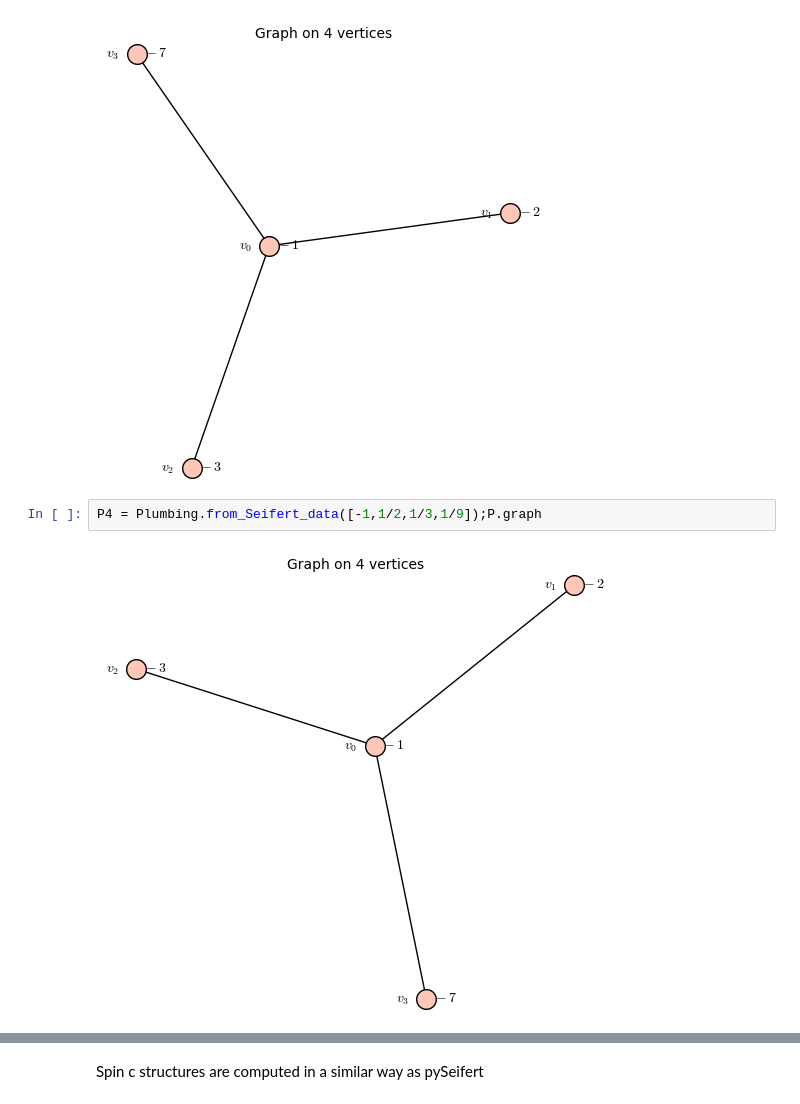
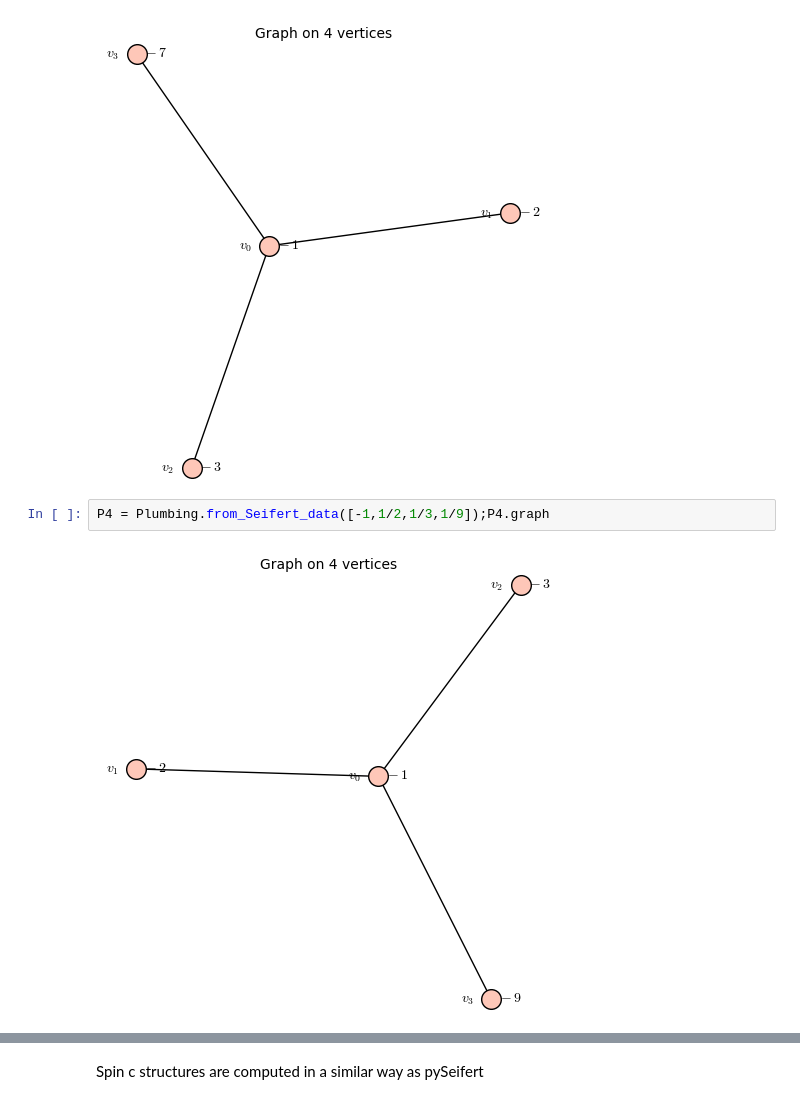
Before and after one commit to d-passaro/pyPlumbing, a Jupyter notebook: examples.ipynb, the cells around one changed output, grey strips where cells are left out. Drawn from its saved outputs; the diff is of its cells as text.

```diff
--- a/examples.ipynb
+++ b/examples.ipynb
@@ -31,6 +43,6 @@ P = Plumbing.from_Seifert_data([-1,1/2,1/3,1/7]);P.graph
 # %% [output]
 [figure]
 # %%
-P4 = Plumbing.from_Seifert_data([-1,1/2,1/3,1/9]);P.graph
+P4 = Plumbing.from_Seifert_data([-1,1/2,1/3,1/9]);P4.graph
 # %% [output]
-[figure, old version]
+[figure, new version]
```
Also changed, not shown: parts of 46 cells of this notebook, 5 other files.
